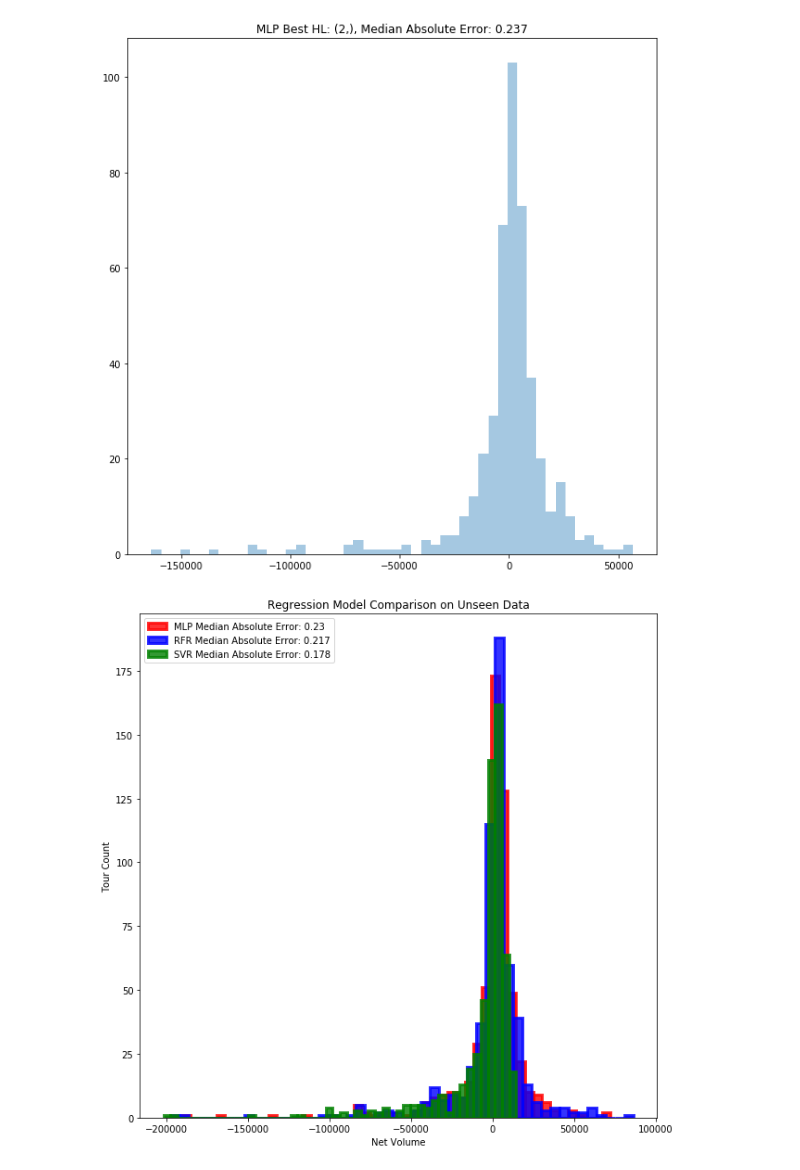
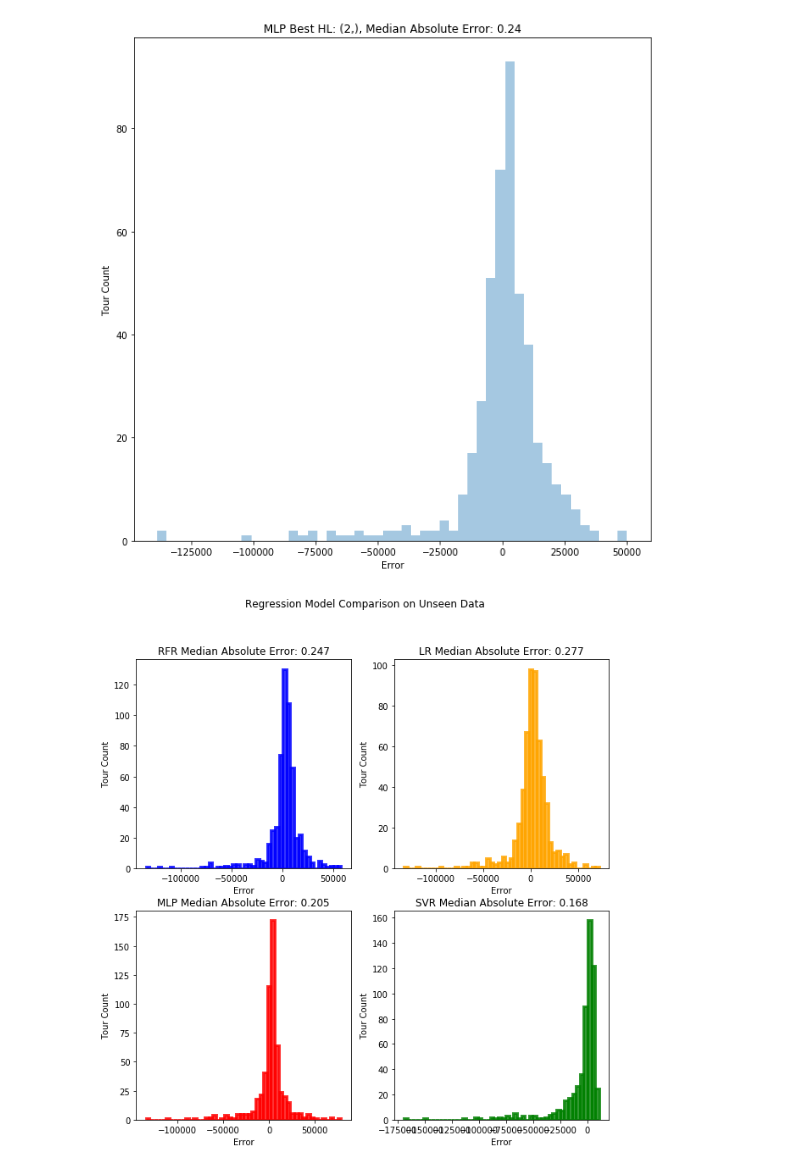
Before and after one commit to zcblack/Springboard, a Jupyter notebook: Capstone2/MachineLearningRegression.ipynb, the cells around one changed output. Saved outputs shown, nothing was run; the diff lists cells and outputs as text; code cells hidden in the pictures.

```diff
--- a/Capstone2/MachineLearningRegression.ipynb
+++ b/Capstone2/MachineLearningRegression.ipynb
@@ -89,12 +91,10 @@ print(len(df))
 # %%
-from sklearn.linear_model import LinearRegression
-from sklearn import metrics
-from sklearn.model_selection import train_test_split
-from sklearn.preprocessing import StandardScaler
+
+
 
 dfX = df.drop(['ResultOfTour', 'NetVolumePlusNonGoodVolume'], axis = 1)
 
-dfX = pd.get_dummies(dfX, prefix=['AgentLine', 'BookingWindow', 'HHIncomeRanges', 'Programs (Budget)','TourSeason'])
+dfX = pd.get_dummies(dfX, prefix=['AgentLine', 'BookingWindow', 'HHIncomeRanges','Month of TourDate', 'Programs (Budget)','TourSeason'])
 
 scaler1 = StandardScaler()
 scaler1.fit(dfX[['Age']])
@@ -252,45 +250,64 @@ for train, test in kf.split(dfX1,dfY1):
 
 
 sns.distplot(bestDiffMLP, kde=False)
+plt.ylabel('Tour Count')
+plt.xlabel('Error')
 plt.title('MLP Best HL: ' + str(bestHL)+ ', Median Absolute Error: '+ str(round(bestR2HL,3)))
 plt.show()
 # %% [output]
-[figure, old version]
+[figure, new version]
 # %%
+lr = LinearRegression()
+lr.fit(dfX1,dfY1)
+preds = lr.predict(X_test)
+lrScore = median_absolute_error(y_test, preds)
+diffLR = scaler4.inverse_transform(preds ) - scaler4.inverse_transform(y_test )
+
 #random forest best model
 rf = RandomForestRegressor(n_estimators=1000,min_samples_leaf =bestLRFR,random_state=42)
 rf.fit(dfX1,dfY1)
 preds = rf.predict(X_test)
 rfrScore = median_absolute_error(y_test, preds)
 diffRFR = scaler4.inverse_transform(preds ) - scaler4.inverse_transform(y_test )
 
 
 #support vector best model
 svr = SVR(C=bestCSVR)
 svr.fit(dfX1,dfY1)
 preds = svr.predict(X_test)
-mlpScore = median_absolute_error(y_test, preds)
+svrScore = median_absolute_error(y_test, preds)
 diffSVR = scaler4.inverse_transform(preds ) - scaler4.inverse_transform(y_test )
 
 # mlp regressor
 mlp = MLPRegressor(hidden_layer_sizes=bestHL)
 mlp.fit(dfX1,dfY1)
 preds = mlp.predict(X_test)
-svrScore = median_absolute_error(y_test, preds)
+mlpScore = median_absolute_error(y_test, preds)
 diffMLP = scaler4.inverse_transform(preds ) - scaler4.inverse_transform(y_test )
-
-sns.distplot(diffMLP, kde=False, color = 'Red',   hist_kws=dict(alpha=0.8,edgecolor="Red", linewidth=3),label='MLP Median Absolute Error: '+ str(round(svrScore,3)))
-sns.distplot(diffRFR, kde=False, color = 'Blue', hist_kws=dict(alpha=0.8,edgecolor="Blue", linewidth=3), label='RFR Median Absolute Error: '+ str(round(rfrScore,3)))
-sns.distplot(diffSVR, kde=False, color = 'Green', hist_kws=dict(alpha=0.8,edgecolor="Green", linewidth=3), label='SVR Median Absolute Error: '+ str(round(mlpScore,3)))
-
-
-plt.xlabel('Net Volume')
+plt.subplot(2,2,1)
+plt.title('RFR Median Absolute Error: '+ str(round(rfrScore,3)))
 plt.ylabel('Tour Count')
-plt.legend()
-plt.title('Regression Model Comparison on Unseen Data')
+plt.xlabel('Error')
+sns.distplot(diffRFR, kde=False, color = 'Blue', hist_kws=dict(alpha=0.8,edgecolor="Blue", linewidth=3) )
+plt.subplot(2,2,2)
+plt.title('LR Median Absolute Error: '+ str(round(lrScore,3)))
+plt.ylabel('Tour Count')
+plt.xlabel('Error')
+sns.distplot(diffLR, kde=False, color = 'Orange',   hist_kws=dict(alpha=0.8,edgecolor="Orange", linewidth=3))
+plt.subplot(2,2,3)
+plt.title('MLP Median Absolute Error: '+ str(round(mlpScore,3)))
+plt.ylabel('Tour Count')
+plt.xlabel('Error')
+sns.distplot(diffMLP, kde=False, color = 'Red',   hist_kws=dict(alpha=0.8,edgecolor="Red", linewidth=3))
+plt.subplot(2,2,4)
+plt.title('SVR Median Absolute Error: '+ str(round(svrScore,3)))
+plt.ylabel('Tour Count')
+plt.xlabel('Error')
+sns.distplot(diffSVR, kde=False, color = 'Green', hist_kws=dict(alpha=0.8,edgecolor="Green", linewidth=3))
+plt.suptitle('Regression Model Comparison on Unseen Data')
 plt.show()
 # %% [output]
-[figure, old version]
+[figure, new version]
 # %%
 print('Random Forest Regression Feature Importances: ')
 print()
```
Also changed, not shown: parts of 13 cells of this notebook, 2 other files.
